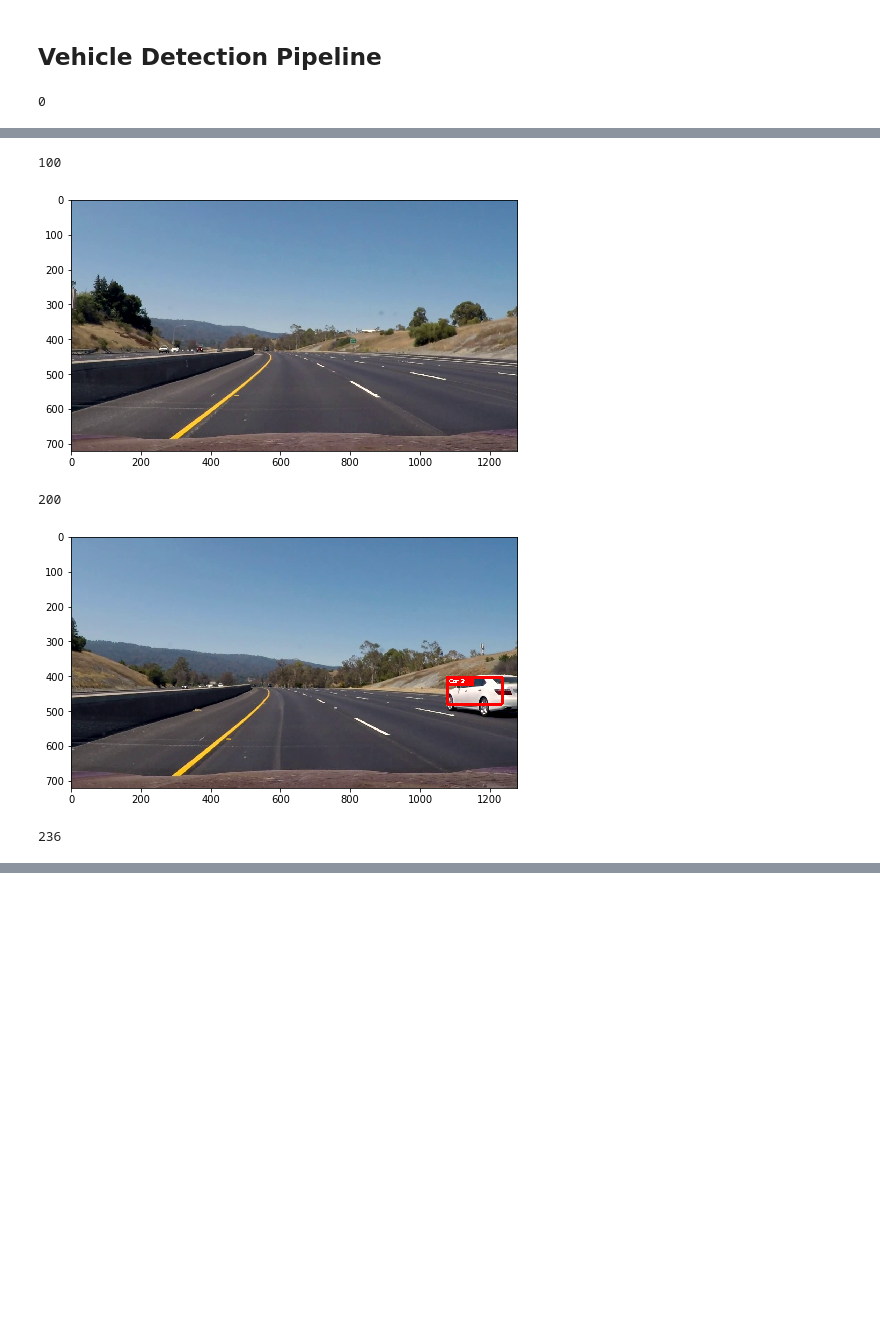
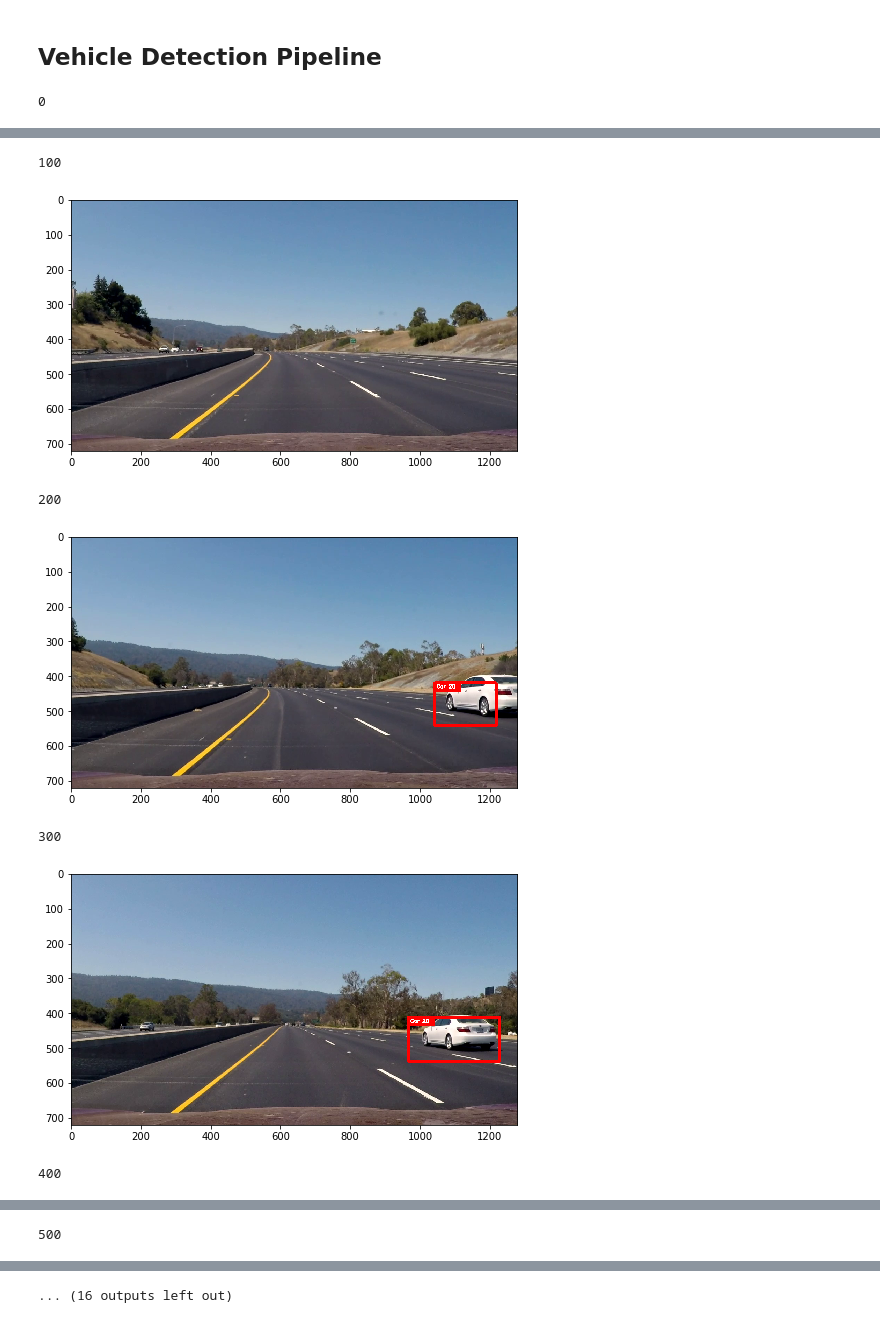
Before and after one commit to SvenKratz/CarND-Vehicle-Detection-P5, a Jupyter notebook: Vehicle Video Detection Pipeline.ipynb, the cells around one changed output, grey strips where cells are left out. Cells and saved outputs as stored; diff of their text form; code cells hidden in the pictures; blank space fills up the shorter version.

```diff
--- a/Vehicle Video Detection Pipeline.ipynb
+++ b/Vehicle Video Detection Pipeline.ipynb
@@ -22,6 +22,9 @@ Using TensorFlow backend.
 ## Helper Functions
 # %%
 import cv2
+
+VIDEO_WIDTH = 1280
+VIDEO_HEIGHT = 720
 
 # Here is your draw_boxes function from the previous exercise
 def draw_boxes(img, bboxes, color=(0, 0, 255), thick=6):
@@ -65,17 +68,17 @@ def draw_cars(img, cars, color=(0, 0, 255), thick=6):
 # start and stop positions in both x and y,
 # window size (x and y dimensions),
 # and overlap fraction (for both x and y)
-def slide_window(img, x_start_stop=[None, None], y_start_stop=[None, None],
+def slide_window(x_start_stop=[None, None], y_start_stop=[None, None],
                     xy_window=(64, 64), xy_overlap=(0.5, 0.5)):
     # If x and/or y start/stop positions not defined, set to image size
     if x_start_stop[0] == None:
         x_start_stop[0] = 0
     if x_start_stop[1] == None:
-        x_start_stop[1] = img.shape[1]
+        x_start_stop[1] = VIDEO_WIDTH
     if y_start_stop[0] == None:
         y_start_stop[0] = 0
     if y_start_stop[1] == None:
-        y_start_stop[1] = img.shape[0]
+        y_start_stop[1] = VIDEO_HEIGHT
     # Compute the span of the region to be searched
     xspan = x_start_stop[1] - x_start_stop[0]
     yspan = y_start_stop[1] - y_start_stop[0]
@@ -237,8 +240,9 @@ class Car:
     def __init__(self, initial_window):
         self.filter = Filter(winsize = 6)
         self.filter.add_value(np.float32(initial_window))
-        self.max_lifespan = 8
-        self.lifespan = self.max_lifespan
+        self.max_lifespan = 9
+        self.initial_lifespan = 5
+        self.lifespan = self.initial_lifespan
         Car.carID += 1
 
     def get_filtered_win(self):
@@ -295,6 +299,20 @@ class Car:
 ## Vehicle Detection Pipeline
 # %%
 cars = []
+
+# Precalculate search windows for efficiency
+windows_small = slide_window(x_start_stop=(538, 968), y_start_stop=(387, 437),
+                xy_window=(32, 32), xy_overlap=(0.5, 0.5))
+
+windows_med = slide_window(x_start_stop=(450, 1280), y_start_stop=(387, 575),
+                xy_window=(64, 64), xy_overlap=(0.7, 0.75))
+
+windows_lg = slide_window(x_start_stop=(400, 1280), y_start_stop=(387, 677),
+                xy_window=(128, 128), xy_overlap=(0.7, 0.8))
+
+windows_xlg = slide_window(x_start_stop=(400, 1280), y_start_stop=(387, 677),
+                xy_window=(196, 196), xy_overlap=(0.7, 0.7))
+
 def process_frame(img):
     ''' detects car in input img and annotates these in output image'''
     global cars
@@ -307,17 +325,7 @@ def process_frame(img):
     #plt.imshow(M)
     #plt.show()
 
-    windows_small = slide_window(M, x_start_stop=(538, 968), y_start_stop=(387, 437),
-                    xy_window=(32, 32), xy_overlap=(0.5, 0.5))
 
-    windows_med = slide_window(M, x_start_stop=(450, 1280), y_start_stop=(387, 575),
-                    xy_window=(64, 64), xy_overlap=(0.75, 0.75))
-
-    windows_lg = slide_window(M, x_start_stop=(400, 1280), y_start_stop=(387, 677),
-                    xy_window=(128, 128), xy_overlap=(0.8, 0.8))
-
-    windows_xlg = slide_window(M, x_start_stop=(400, 1280), y_start_stop=(387, 677),
-                    xy_window=(196, 196), xy_overlap=(0.7, 0.7))
 
 
 
@@ -377,7 +385,7 @@ def process_frame(img):
 
     thresh = np.array(heat)
 
-    thresh = apply_threshold(thresh, 11)
+    thresh = apply_threshold(thresh, 15)
 
 
 
@@ -445,32 +453,34 @@ while True:
     car_detect_frame = process_frame(frame)
 
 
     print(frame_ctr, end = "\r")
     if frame_ctr % 100 == 0:
         plt.rcParams['figure.figsize'] = (8,5)
         plt.imshow(car_detect_frame)
         plt.show()
     frame_ctr += 1
     out.write(cv2.cvtColor(car_detect_frame, cv2.COLOR_RGB2BGR))
 
 
 print ("Processed", frame_ctr, "Frames")
 
 out.release()
 cap.release()
 
 ### video playback
 from IPython.display import HTML
 
 HTML('''
 <video width="640" height="480" controls>
   <source src="car_detect_output.mp4" type="video/mp4">
 </video>''')
 # %% [output]
 0
 [figure]
 100
 [figure]
 200
-[figure, old version]
+[figure, new version]
-236
+300
+[figure, added]
+400
@@ -476,0 +488 @@ HTML('''
+500
@@ -477,3 +490,4 @@ HTML('''
+... (16 outputs left out)
 # %%
 HTML('''
 <video width="640" height="480" controls>
```
Also changed, not shown: parts of 1 cell of this notebook, 2 other files.
